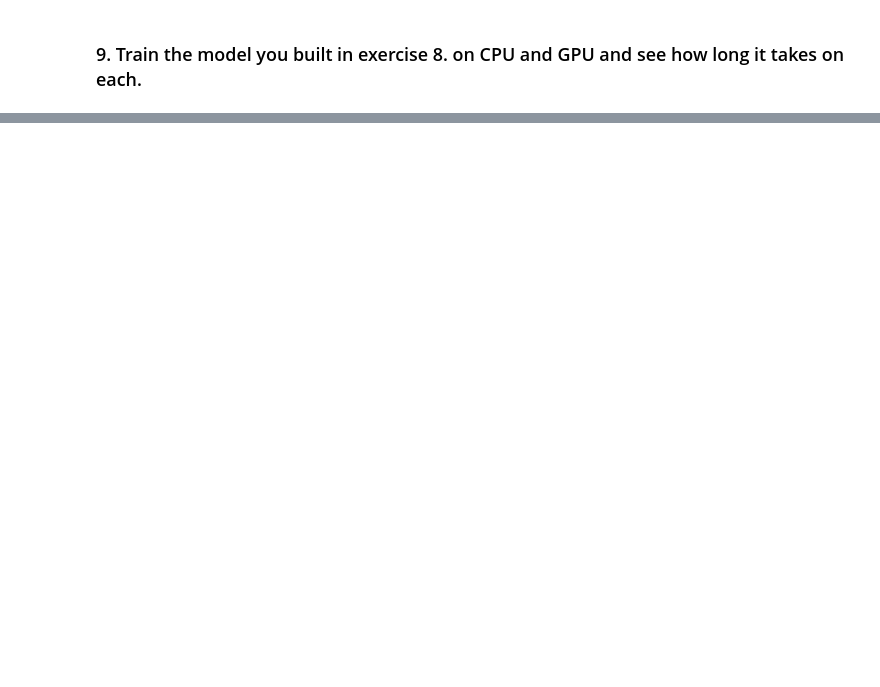
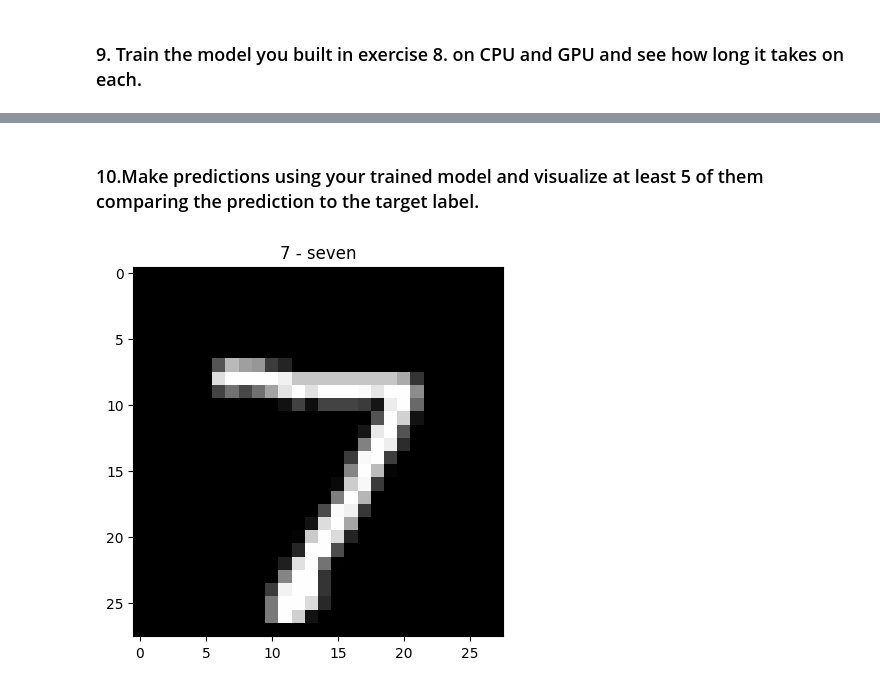
Before and after one commit to PubSec/Pytorch_ML, a Jupyter notebook: 03_pytorch_computer_vision_execrise.ipynb, the cells around one changed output, grey strips where cells are left out. Drawn from its saved outputs; the diff is of its cells as text; code cells hidden in the pictures; blank space fills up the shorter version.

```diff
--- a/03_pytorch_computer_vision_execrise.ipynb
+++ b/03_pytorch_computer_vision_execrise.ipynb
@@ -116,0 +205,9 @@ RuntimeError: mat1 and mat2 shapes cannot be multiplied (32x160 and 490x10)
+# %% [markdown]
+### 10.Make predictions using your trained model and visualize at least 5 of them comparing the prediction to the target label.
+# %%
+test_image, test_label = test_data[0]
+plt.imshow(test_image.squeeze(),cmap="gray")
+plt.title(class_name[test_label])
+plt.show()
+# %% [output]
+[figure, added]
```
Also changed, not shown: parts of 13 cells of this notebook.
